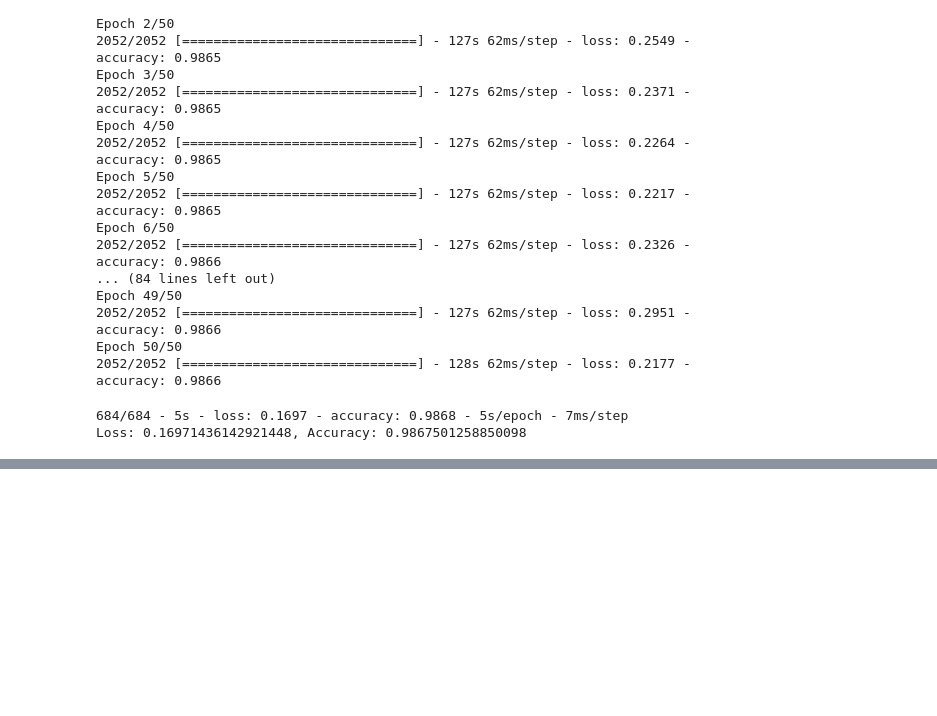
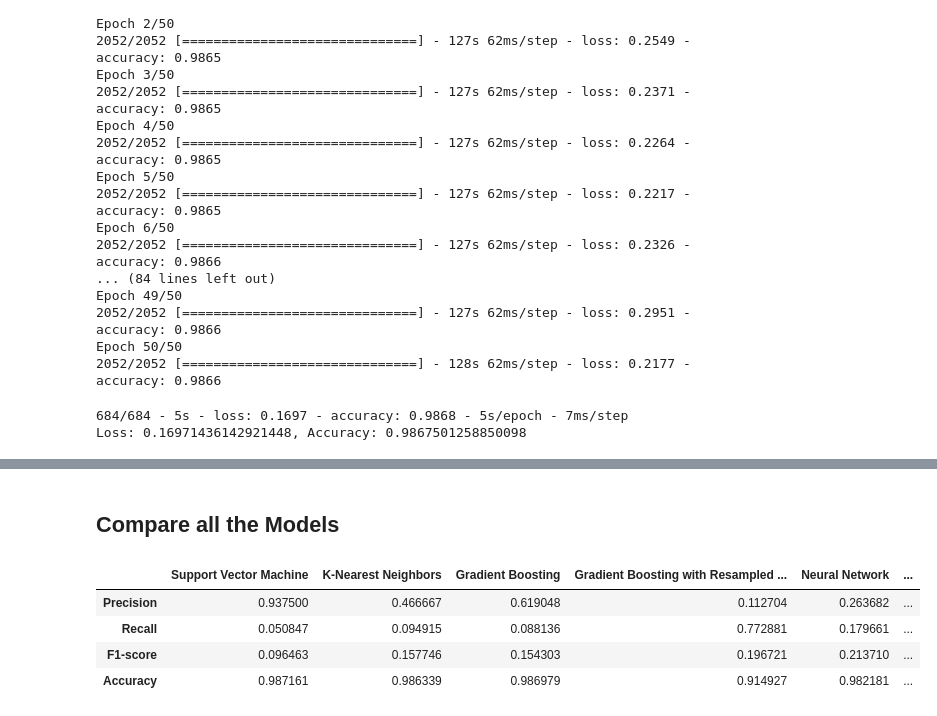
Before and after one commit to andyvu016/project2-team2, a Jupyter notebook: Analysis.ipynb, the cells around one changed output, grey strips where cells are left out. Cells and saved outputs as stored; diff of their text form; code cells hidden in the pictures; blank space fills up the shorter version.

Commit message:
Added Visualizations and reselected model for Dementia Prediction

```diff
--- a/Analysis.ipynb
+++ b/Analysis.ipynb
@@ -1313,3 +1443,11 @@ print(f"Loss: {nhamcs_nn_model_loss}, Accuracy: {nhamcs_nn_model_accuracy}")
 # %% [output]
 684/684 - 5s - loss: 0.3229 - accuracy: 0.9822 - 5s/epoch - 7ms/step
 Loss: 0.3228524327278137, Accuracy: 0.982181191444397
+# %%
+# Generate the predictions
+nhamcs_nn_predictions = (nhamcs_nn.predict(nhamcs_X_test_scaled) > 0.5).astype("int32")
+
+# Print the classification report
+nhamcs_nn_testing_report = classification_report(nhamcs_y_test, nhamcs_nn_predictions)
+
+print(nhamcs_nn_testing_report)
@@ -1431,3 +1579,11 @@ print(f"Loss: {nhamcs_nn_opt_model_loss}, Accuracy: {nhamcs_nn_opt_model_accurac
 # %% [output]
 684/684 - 5s - loss: 0.1697 - accuracy: 0.9868 - 5s/epoch - 7ms/step
 Loss: 0.16971436142921448, Accuracy: 0.9867501258850098
+# %%
+# Generate the predictions
+nhamcs_nn_opt_predictions = (nhamcs_nn_opt.predict(nhamcs_X_test_scaled) > 0.5).astype("int32")
+
+# Print the classification report
+nhamcs_nn_opt_testing_report = classification_report(nhamcs_y_test, nhamcs_nn_opt_predictions)
+
+print(nhamcs_nn_opt_testing_report)
@@ -1434,3 +1600,39 @@ Loss: 0.16971436142921448, Accuracy: 0.9867501258850098
 # %%
 # Export the model to a HDF5 file
 nhamcs_nn_opt.save(Path("Resources/2017-2021 NHAMCS Data/nn_opt_model.h5"))
+# %% [markdown]
+## Compare all the Models
+# %%
+# Visualize the scores
+
+# Create a DataFrame to contain the scores
+nhamcs_svm_scores = pd.DataFrame(precision_recall_fscore_support(nhamcs_y_test, nhamcs_svm_predictions))[:3][1]
+nhamcs_knn_scores = pd.DataFrame(precision_recall_fscore_support(nhamcs_y_test, nhamcs_knn_predictions))[:3][1]
+nhamcs_gtb_scores = pd.DataFrame(precision_recall_fscore_support(nhamcs_y_test, nhamcs_gtb_predictions))[:3][1]
+nhamcs_gtb_opt_scores = pd.DataFrame(precision_recall_fscore_support(nhamcs_y_test, nhamcs_opt_gtb_predictions))[:3][1]
+nhamcs_nn_scores = pd.DataFrame(precision_recall_fscore_support(nhamcs_y_test, nhamcs_nn_predictions))[:3][1]
+nhamcs_nn_opt_scores = pd.DataFrame(precision_recall_fscore_support(nhamcs_y_test, nhamcs_nn_opt_predictions))[:3][1]
+
+accuracy = {}
+accuracy["Support Vector Machine"] = accuracy_score(nhamcs_y_test, nhamcs_svm_predictions)
+accuracy["K-Nearest Neighbors"] = accuracy_score(nhamcs_y_test, nhamcs_knn_predictions)
+accuracy["Gradient Boosting"] = accuracy_score(nhamcs_y_test, nhamcs_gtb_predictions)
+accuracy["Gradient Boosting with Resampled Data"] = accuracy_score(nhamcs_y_test, nhamcs_opt_gtb_predictions)
+accuracy["Neural Network"] = accuracy_score(nhamcs_y_test, nhamcs_nn_predictions)
+accuracy["Neural Network with Dropout and Regulizers"] = accuracy_score(nhamcs_y_test, nhamcs_nn_opt_predictions)
+
+accuracy_df = pd.DataFrame(accuracy, index = ["Accuracy"])
+
+scores_df = pd.concat([nhamcs_svm_scores, nhamcs_knn_scores, nhamcs_gtb_scores, nhamcs_gtb_opt_scores, nhamcs_nn_scores, nhamcs_nn_opt_scores], axis = "columns")
+scores_df.index = ["Precision", "Recall", "F1-score"]
+scores_df.columns = ["Support Vector Machine", "K-Nearest Neighbors", "Gradient Boosting", "Gradient Boosting with Resampled Data", "Neural Network", "Neural Network with Dropout and Regulizers"]
+scores_df = pd.concat([scores_df, accuracy_df], axis = "rows")
+
+# View the Data
+scores_df
+# %% [output]
+|  | Support Vector Machine | K-Nearest Neighbors | Gradient Boosting | Gradient Boosting with Resampled ... | Neural Network | ... |
+| Precision | 0.937500 | 0.466667 | 0.619048 | 0.112704 | 0.263682 | ... |
+| Recall | 0.050847 | 0.094915 | 0.088136 | 0.772881 | 0.179661 | ... |
+| F1-score | 0.096463 | 0.157746 | 0.154303 | 0.196721 | 0.213710 | ... |
+| Accuracy | 0.987161 | 0.986339 | 0.986979 | 0.914927 | 0.982181 | ... |
```
Also changed, not shown: parts of 12 cells of this notebook, 15 other files.
